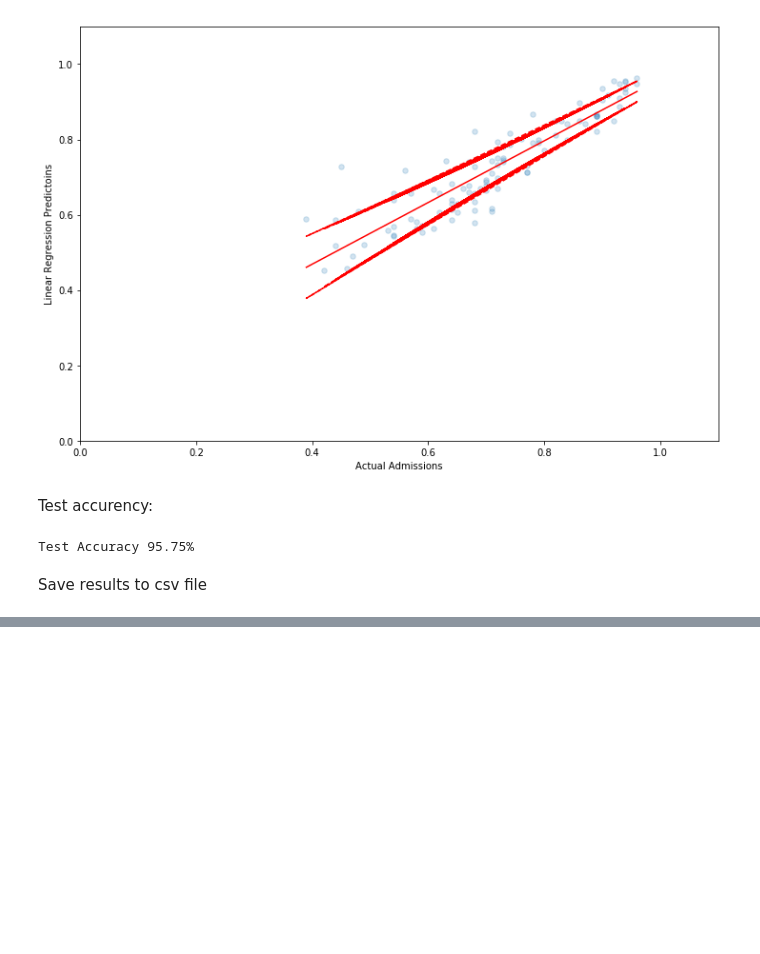
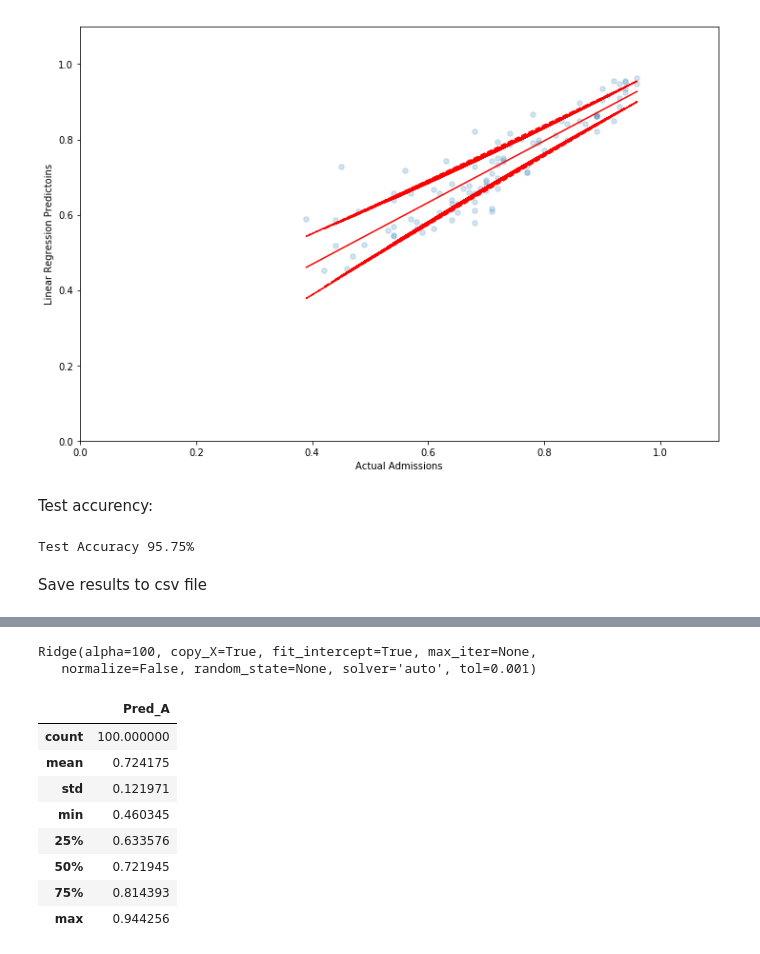
Before and after one commit to jancpp/Graduate_admissions, a Jupyter notebook: Graduate admissions.ipynb, the cells around one changed output, grey strips where cells are left out. Cells and saved outputs as stored; diff of their text form; code cells hidden in the pictures; blank space fills up the shorter version.

```diff
--- a/Graduate admissions.ipynb
+++ b/Graduate admissions.ipynb
@@ -268,5 +272,5 @@ for i in range(0, X_test.shape[1]):
     for j in range(0, X_test.shape[0]):
         X_test[j][i] = (X_test[j][i] - mean2[i])/std2[i]
 # %%
-X_test = np.concatenate((np.ones((X_test.shape[0],1)), X_test) ,axis = 1)
-predictions_lin_reg = hypothesis(theta, X_test, X_test.shape[1] - 1)
+X_test_lin_reg = np.concatenate((np.ones((X_test.shape[0],1)), X_test) ,axis = 1)
+predictions_lin_reg = hypothesis(theta, X_test_lin_reg, X_test_lin_reg.shape[1] - 1)
@@ -305,0 +317,20 @@ result_lin_reg[output_col_order].to_csv('LR.csv', index=False)
+# %%
+ridge = Ridge(alpha=100)
+ridge.fit(X_train,y_train)
+# %% [output]
+Ridge(alpha=100, copy_X=True, fit_intercept=True, max_iter=None,
+   normalize=False, random_state=None, solver='auto', tol=0.001)
+# %%
+Y_ridge = ridge.predict(X_test)
+Y_ridge = pd.DataFrame(Y_ridge, index=X_test, columns=['Pred_A'])
+Y_ridge.describe()
+# %% [output]
+|  | Pred_A |
+| count | 100.000000 |
+| mean | 0.724175 |
+| std | 0.121971 |
+| min | 0.460345 |
+| 25% | 0.633576 |
+| 50% | 0.721945 |
+| 75% | 0.814393 |
+| max | 0.944256 |
```
Also changed, not shown: parts of 8 cells of this notebook.
